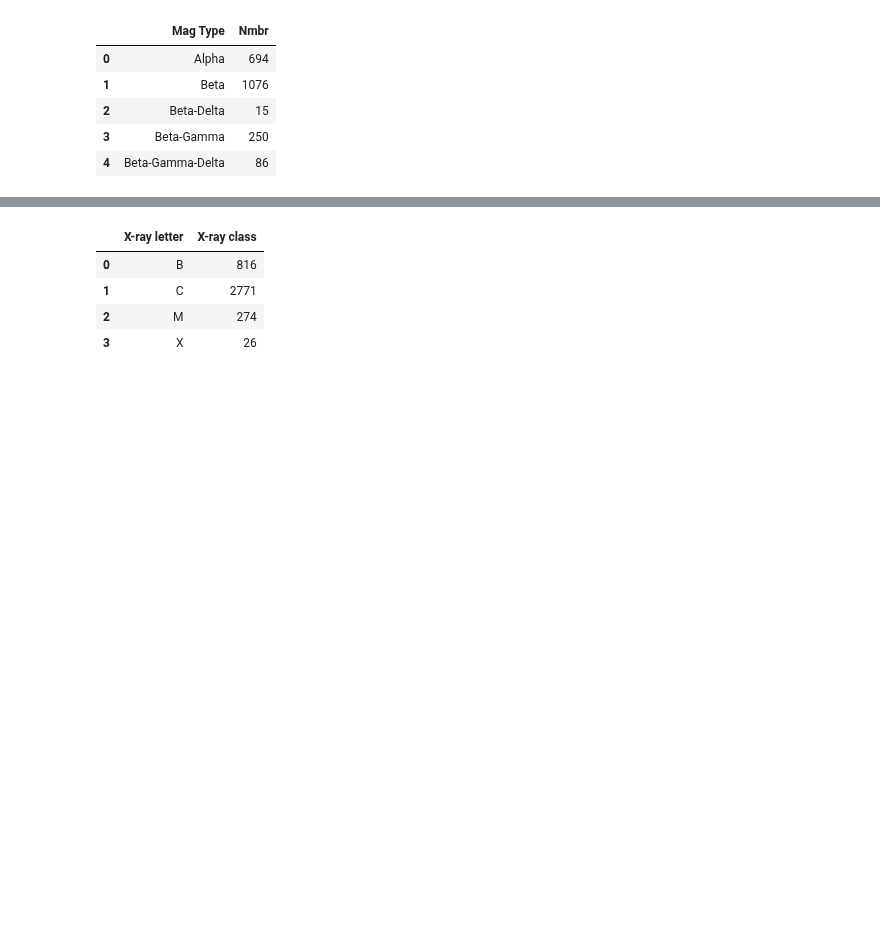
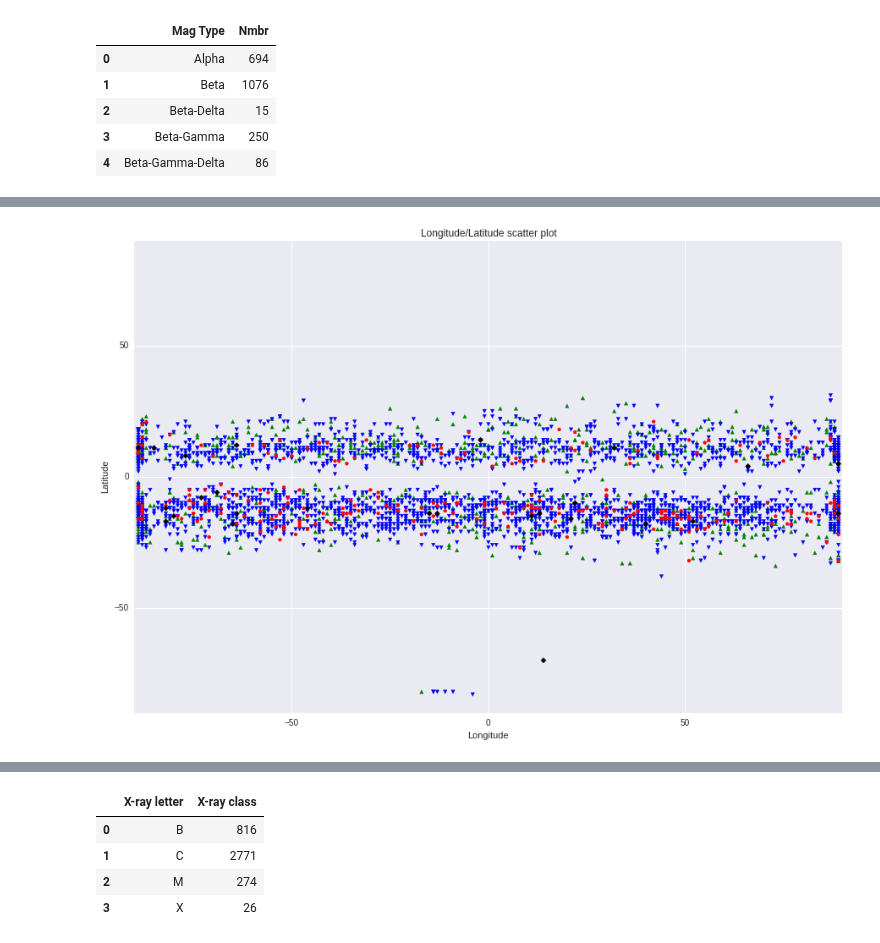
Before and after one commit to Nschanche/Flare_peaks, a Jupyter notebook: flare_project.ipynb, the cells around one changed output, grey strips where cells are left out. Drawn from its saved outputs; the diff is of its cells as text; code cells hidden in the pictures; blank space fills up the shorter version.

```diff
--- a/flare_project.ipynb
+++ b/flare_project.ipynb
@@ -429,7 +445,8 @@ for event in recent_flare_catalog['X-ray class']:
 recent_flare_catalog['X-ray letter'] = Xray_letter
 
 #adjust the latitude and longitude to have positive and negative values , depends on AR location.
-
+#North is positive, South is negative
+#West is postive, East is negative (NOTE SOLAR LONGITUDE IS OPPOSITE OF COORDINATES ON EARTH)
 recent_flare_catalog[['latitude','longitude']] = recent_flare_catalog[['latitude','longitude']].astype(float)
 
 fixedLatitude = []
@@ -437,19 +454,21 @@ fixedLongitude = []
 
 for index,row in recent_flare_catalog.iterrows():
     ar = row['AR location']
-    latitude = ar[3:4]
-    longitude = ar[0:1]
-    if(latitude == 'S'):
+
+    latitude = ar[:2]
+    longitude = ar[3:]
+
+    if(latitude[0] == 'S'):
         fixedLatitude.append(row['latitude']*-1)
     else :
         fixedLatitude.append(row['latitude'])
-    if(longitude == 'E'):
+    if(longitude[0] == 'E'):
         fixedLongitude.append(row['longitude']*-1)
     else :
         fixedLongitude.append(row['longitude'])
 
 recent_flare_catalog['latitude'] = fixedLatitude
-recent_flare_catalog['latitude'] = fixedLongitude
+recent_flare_catalog['longitude'] = fixedLongitude
 
 recent_flare_catalog.head()
 # %% [output]
@@ -485,34 +528,36 @@ for index,row in ll_df.iterrows():
     if(xray == 'C'):
         C_lat.append(row['latitude'])
         C_long.append(row['longitude'])
     if(xray == 'M'):
         M_lat.append(row['latitude'])
         M_long.append(row['longitude'])
     if(xray == 'X'):
         X_lat.append(row['latitude'])
         X_long.append(row['longitude'])
 
 
 import matplotlib.pyplot as plt
 import random
 
 # Figure object.
 fig = plt.figure(figsize=(15, 10))
 # Axes object.
 ax = fig.add_subplot(1,1,1)
 # Plot the data.
 ax.scatter(B_long, B_lat, color="green", marker="^")
 ax.scatter(C_long, C_lat, color="blue", marker="v")
 ax.scatter(M_long, M_lat, color="red", marker="p")
 ax.scatter(X_long, X_lat, color="black", marker="D")
 # title.
 ax.set_title("Longitude/Latitude scatter plot")
 # axis labels.
 ax.set_xlabel('Longitude')
 ax.set_ylabel('Latitude')
-ax.axis([-5,95,-5,95])
+ax.axis([-90,90,-90,90])
 # Produce an image.
 fig.show()
+# %% [output]
+[figure, added]
 # %%
 #moved to here
 def seconds_between(start, end):
```
Also changed, not shown: parts of 22 cells of this notebook.
